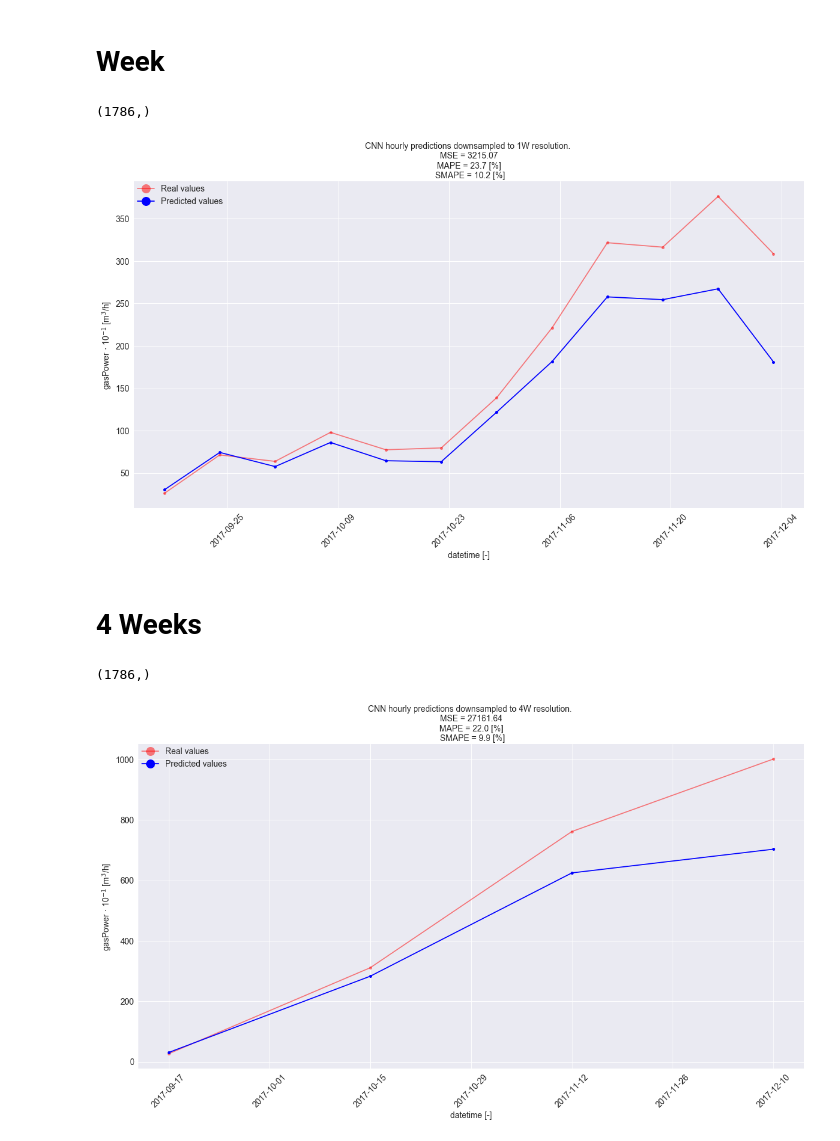
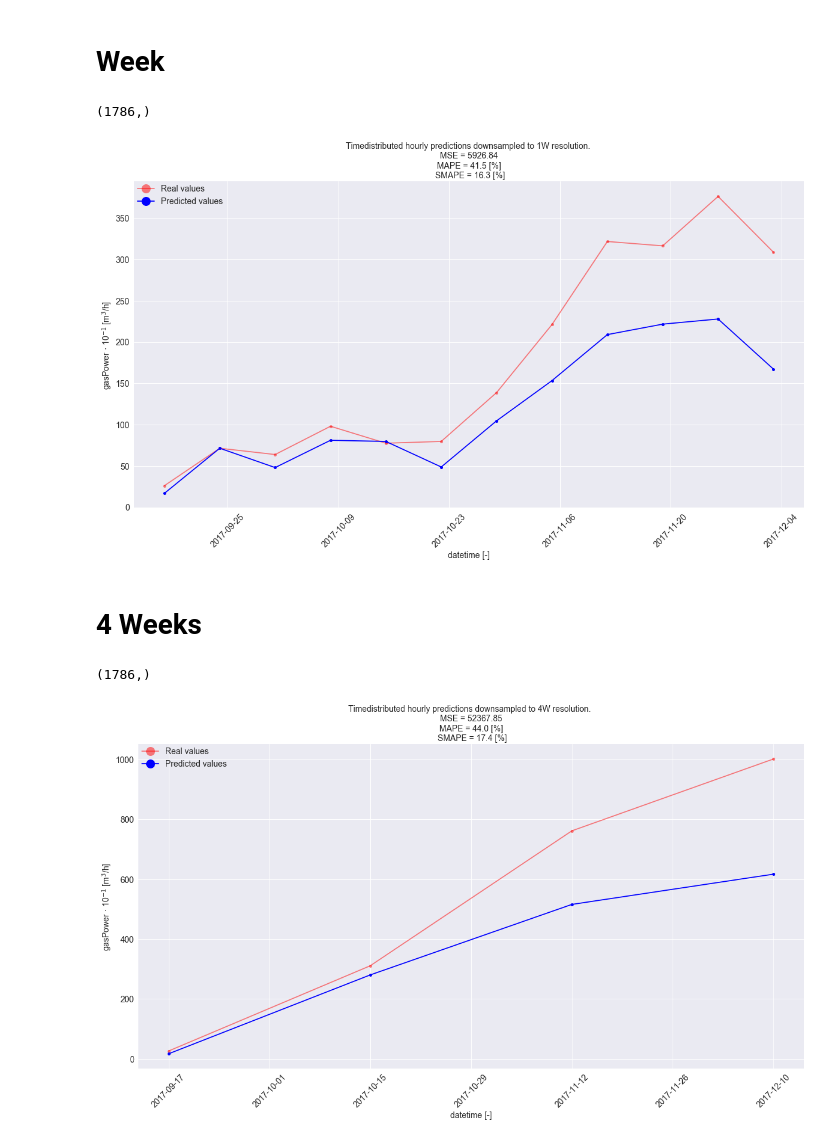
Before and after one commit to deKeijzer/Multivariate-time-series-models-in-Keras, a Jupyter notebook: notebooks/6. TimeDistributed(CNN)+RNN+DNN.ipynb, the cells around one changed output. Drawn from its saved outputs; the diff is of its cells as text; code cells hidden in the pictures.

```diff
--- a/notebooks/6. TimeDistributed(CNN)+RNN+DNN.ipynb
+++ b/notebooks/6. TimeDistributed(CNN)+RNN+DNN.ipynb
@@ -375,7 +355,7 @@ Epoch 8/200
 from keras.models import load_model
 
 # Load the architecture
-model = load_model('models\\CNN.val_loss.hdf5', custom_objects={'smape': smape,
+model = load_model('models\\timedist.val_loss.hdf5', custom_objects={'smape': smape,
                                                     'mape': mape}) # Gave an error when loading without 'custom_objects'.. fixed by https://github.com/keras-team/keras/issues/3911
 
 # Compile with the same settings as it has been saved with earlier
@@ -438,14 +438,14 @@ downsample_results(x, y_pred, y_true, magnitude=magnitude, resolution='1D', mode
 # %% [markdown]
 # Week
 # %%
-downsample_results(x, y_pred, y_true, magnitude=magnitude, resolution='1W', model_name='CNN', savefig=False)
+downsample_results(x, y_pred, y_true, magnitude=magnitude, resolution='1W', model_name='Timedistributed', savefig=False)
 # %% [output]
 (1786,)
-[figure, old version]
+[figure, new version]
 # %% [markdown]
 # 4 Weeks
 # %%
-downsample_results(x, y_pred, y_true, magnitude=magnitude, resolution='4W', model_name='CNN', savefig=False)
+downsample_results(x, y_pred, y_true, magnitude=magnitude, resolution='4W', model_name='Timedistributed', savefig=False)
 # %% [output]
 (1786,)
-[figure, old version]
+[figure, new version]
```
Also changed, not shown: parts of 10 cells of this notebook, 15 other files.
